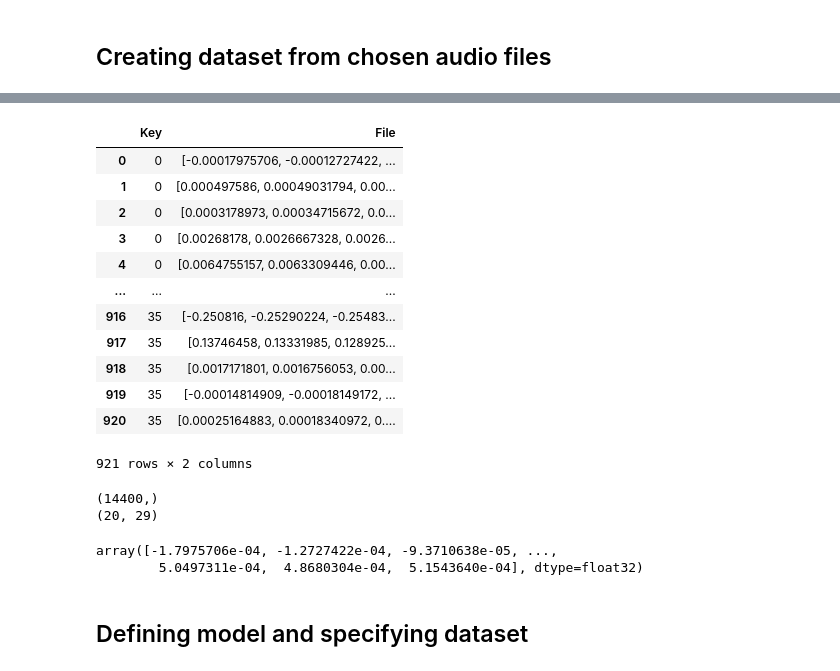
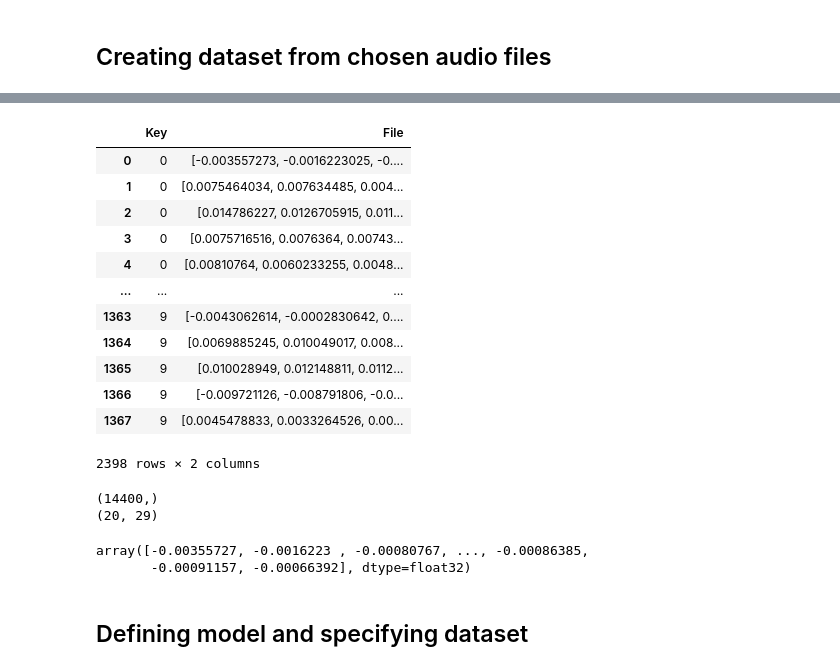
Before and after one commit to blondiedies/Binary-class, a Jupyter notebook: TryingHybridCNN-CustomAudio.ipynb, the cells around one changed output, grey strips where cells are left out. Drawn from its saved outputs; the diff is of its cells as text; code cells hidden in the pictures.

Commit message:
Additional audio (partial)

```diff
--- a/TryingHybridCNN-CustomAudio.ipynb
+++ b/TryingHybridCNN-CustomAudio.ipynb
@@ -36,7 +36,7 @@ On the next cell, select which dataset you wish to use for the training.
 - 3: Dataset-for-Binary and the normalized-denoised dataset combined. (TESTING)
 # %%
 # Select 0 to use files from Dataset-for-Binary, 1 for custom dataset with normalized audio, 2 for custom dataset with normalized and denoised audio, 3 for Combined Dataset
-dataset_choice=0
+dataset_choice=2
 # %% [markdown]
 On the next cell, select what model you wish to use for the training and evaluation.
 - 0: CNN
@@ -101,32 +101,38 @@ if dataset_choice == 0:
 
 elif dataset_choice == 1:
     #Custom dataset with normalized audio
-    MBP_AUDIO_DIR = 'Dataset-custom-audio/base-audio-normalized-only/' #for custom audio
+    MBP_AUDIO_DIR = 'Dataset-custom-audio/base-audio-normalized-only/', 'Dataset-custom-audio/base-audio-normalized-2/' #for custom audio
     keys_s = '1234567890ABCDEFGHIJKLMNÑOPQRSTUVWXYZ+-' #for custom audio
+    keys_t = 'QWERTYUIOP' #UPDATING
     labels = list(keys_s)
+    labelst = list(keys_t)
     keys = [ k + '.wav' for k in labels] #for custom audio
+    keyst = [ k + '.wav' for k in labelst] #UPDATING
 
     # Normalized only audio: n_fft = 7, hop_length = 4450, before = 2400, after = 12000
-    n_fft = 7
-    hop_length = 4450
-    before = 2400
-    after = 12000
+    n_fft = n_fft_t = 7
+    hop_length = hop_length_t= 4450
+    before = before_t = 2400
+    after = after_t= 12000
 
     audio_descr="Using custom audio with normalized audio."
     #audio_length=40000 #Sample audios have a length of around 40s.
 
 elif dataset_choice == 2:
     #Custom dataset with normalized and denoised audio
-    MBP_AUDIO_DIR = 'Dataset-custom-audio/base-audio-denoised-normalized/' #for custom audio
+    MBP_AUDIO_DIR = 'Dataset-custom-audio/base-audio-denoised-normalized/', 'Dataset-custom-audio/base-audio-normalized-denoised-2/'  #for custom audio
     keys_s = '1234567890ABCDEFGHIJKLMNÑOPQRSTUVWXYZ+-' #for custom audio
+    keys_t = 'QWERTYUIOP' #UPDATING
     labels = list(keys_s)
+    labelst = list(keys_t)
     keys = [ k + '.wav' for k in labels] #for custom audio
+    keyst = [ k + '.wav' for k in labelst] #UPDATING
 
     # Normalized and denoised audio: n_fft = 9, hop_length = 500, before = 2400, after = 12000
-    n_fft = 10
-    hop_length = 10
-    before = 2400
-    after = 12000
+    n_fft = n_fft_t = 10
+    hop_length = hop_length_t = 10
+    before = before_t = 2400
+    after = after_t = 12000
 
     audio_descr="Using custom audio with normalized and denoised audio."
     #audio_length=40000
@@ -178,8 +184,9 @@ else:
 data_dict = {'Key':[], 'File':[]}
 device = "cuda" if torch.cuda.is_available() else "mps" if torch.backends.mps.is_available() else "cpu"
 num_classes=len(labels)
-if dataset_choice != 3:
+if dataset_choice == 0 : #dataset for binary and base custom audio
     audio_length=get_audio_length_average(MBP_AUDIO_DIR, keys)
+
 else:
     audio_length=get_audio_length_average(MBP_AUDIO_DIR[0], keys)
     audio_length_t=get_audio_length_average(MBP_AUDIO_DIR[1], keyst)
@@ -272,7 +279,7 @@ def create_dataset(n_fft, hop_length, before, after, keys, audio_dir):
 ## Creating dataset from chosen audio files
 # %%
 data_dict = {'Key':[], 'File':[]} #Resets data_dict for testing purposes
-if dataset_choice != 3:
+if dataset_choice == 0:
     mbp_dataset = create_dataset(n_fft, hop_length, before, after, keys, MBP_AUDIO_DIR)
 else:
     mbp_dataset = create_dataset(n_fft, hop_length, before, after, keys, MBP_AUDIO_DIR[0])
@@ -301,16 +308,16 @@ File audio_6.wav length: 26
 |  | Key | File |
-| 0 | 0 | [-0.00017975706, -0.00012727422, ... |
-| 1 | 0 | [0.000497586, 0.00049031794, 0.00... |
-| 2 | 0 | [0.0003178973, 0.00034715672, 0.0... |
-| 3 | 0 | [0.00268178, 0.0026667328, 0.0026... |
-| 4 | 0 | [0.0064755157, 0.0063309446, 0.00... |
+| 0 | 0 | [-0.003557273, -0.0016223025, -0.... |
+| 1 | 0 | [0.0075464034, 0.007634485, 0.004... |
+| 2 | 0 | [0.014786227, 0.0126705915, 0.011... |
+| 3 | 0 | [0.0075716516, 0.0076364, 0.00743... |
+| 4 | 0 | [0.00810764, 0.0060233255, 0.0048... |
 | ... | ... | ... |
-| 916 | 35 | [-0.250816, -0.25290224, -0.25483... |
-| 917 | 35 | [0.13746458, 0.13331985, 0.128925... |
-| 918 | 35 | [0.0017171801, 0.0016756053, 0.00... |
-| 919 | 35 | [-0.00014814909, -0.00018149172, ... |
-| 920 | 35 | [0.00025164883, 0.00018340972, 0.... |
+| 1363 | 9 | [-0.0043062614, -0.0002830642, 0.... |
+| 1364 | 9 | [0.0069885245, 0.010049017, 0.008... |
+| 1365 | 9 | [0.010028949, 0.012148811, 0.0112... |
+| 1366 | 9 | [-0.009721126, -0.008791806, -0.0... |
+| 1367 | 9 | [0.0045478833, 0.0033264526, 0.00... |
-921 rows × 2 columns
+2398 rows × 2 columns
 # %%
 audio_samples = mbp_dataset['File'].values.tolist()
 labels = mbp_dataset['Key'].values.tolist()
@@ -326,8 +333,8 @@ print(mfcc.shape)
 # %%
 audio_samples[0]
 # %% [output]
-array([-1.7975706e-04, -1.2727422e-04, -9.3710638e-05, ...,
-        5.0497311e-04,  4.8680304e-04,  5.1543640e-04], dtype=float32)
+array([-0.00355727, -0.0016223 , -0.00080767, ..., -0.00086385,
+       -0.00091157, -0.00066392], dtype=float32)
 # %% [markdown]
 ## Defining model and specifying dataset
 # %%
```
Also changed, not shown: parts of 6 cells of this notebook, 22 other files.
